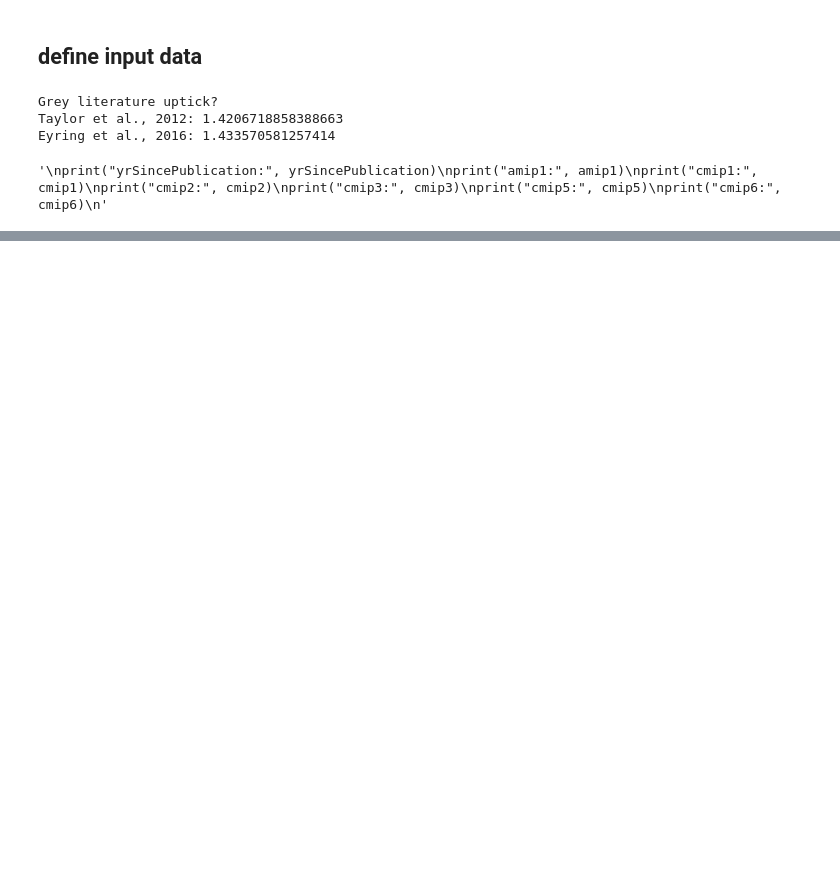
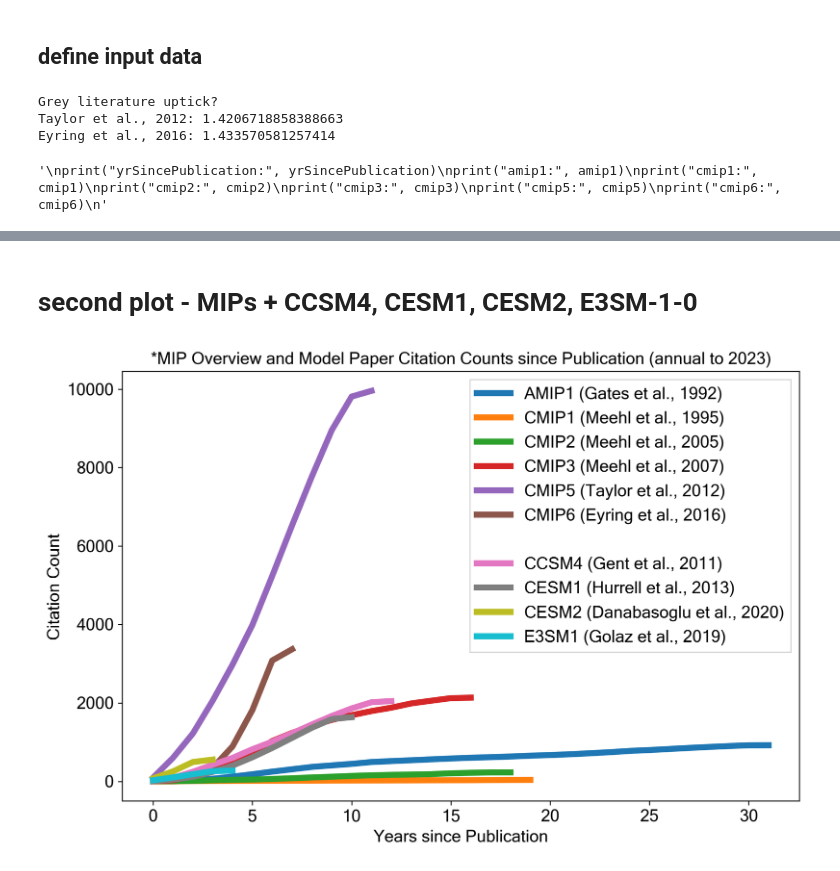
Before and after one commit to durack1/MIPPlots, a Jupyter notebook: CMIPCitationImpact.ipynb, the cells around one changed output, grey strips where cells are left out. Cells and saved outputs as stored; diff of their text form; code cells hidden in the pictures; blank space fills up the shorter version.

```diff
--- a/CMIPCitationImpact.ipynb
+++ b/CMIPCitationImpact.ipynb
@@ -132,0 +176,48 @@ fig.savefig("_".join([timeFormat,"CMIPOverviewPaperCitations-Counts.png"]))
+# %% [markdown]
+# second plot - MIPs + CCSM4, CESM1, CESM2, E3SM-1-0
+# %%
+# set inputs
+x = np.arange(len(labels))  # label locations
+width = 0.25  # width of the bars
+fontsize = 14
+lineWidth = 5
+fontName = "Microsoft Sans Serif"
+
+# initialize canvas
+fig, ax = plt.subplots(figsize=(9, 6), dpi=300)
+
+# plot from year 1
+line1, = plt.plot(yrSincePublication, np.cumsum(amip1), linewidth=lineWidth)
+line2, = plt.plot(yrSincePublication, np.cumsum(cmip1), linewidth=lineWidth)
+line3, = plt.plot(yrSincePublication, np.cumsum(cmip2), linewidth=lineWidth)
+line4, = plt.plot(yrSincePublication, np.cumsum(cmip3), linewidth=lineWidth)
+line5, = plt.plot(yrSincePublication, np.cumsum(cmip5), linewidth=lineWidth)
+line6, = plt.plot(yrSincePublication, np.cumsum(cmip6), linewidth=lineWidth)
+line7, = plt.plot(yrSincePublication, pad, color="w")
+line8, = plt.plot(yrSincePublication, np.cumsum(ccsm4), linewidth=lineWidth)
+line9, = plt.plot(yrSincePublication, np.cumsum(cesm1), linewidth=lineWidth)
+line10, = plt.plot(yrSincePublication, np.cumsum(cesm2), linewidth=lineWidth)
+line11, = plt.plot(yrSincePublication, np.cumsum(e3sm1_0), linewidth=lineWidth)
+
+# pretty things up - add text for labels, title and custom x-axis tick labels, etc.
+ax.set_title('*MIP Overview and Model Paper Citation Counts since Publication (annual to 2023)',
+             fontname=fontName, fontsize=fontsize)
+ax.set_ylabel('Citation Count', fontname=fontName, fontsize=fontsize)
+plt.yticks(fontname=fontName, fontsize=fontsize)
+ax.set_xlabel("Years since Publication", fontname=fontName, fontsize=fontsize)
+plt.xticks(fontname=fontName, fontsize=fontsize)
+ax.legend((line1, line2, line3, line4, line5, line6, line7, line8, line9, line10, line11),
+          ("AMIP1 (Gates et al., 1992)", "CMIP1 (Meehl et al., 1995)", "CMIP2 (Meehl et al., 2005)",
+           "CMIP3 (Meehl et al., 2007)", "CMIP5 (Taylor et al., 2012)", "CMIP6 (Eyring et al., 2016)", "",
+           "CCSM4 (Gent et al., 2011)", "CESM1 (Hurrell et al., 2013)", "CESM2 (Danabasoglu et al., 2020)",
+           "E3SM1 (Golaz et al., 2019)"), loc='upper right', fancybox=False, ncol=1,
+          prop={"family": fontName, "size": fontsize})
+
+# fill canvas
+fig.tight_layout()
+
+# display, save and close
+plt.show()
+fig.savefig("_".join([timeFormat,"CMIPOverviewPaperCitations-Counts-2.png"]))
+# %% [output]
+[figure, added]
```
Also changed, not shown: parts of 6 cells of this notebook, 1 other file.
